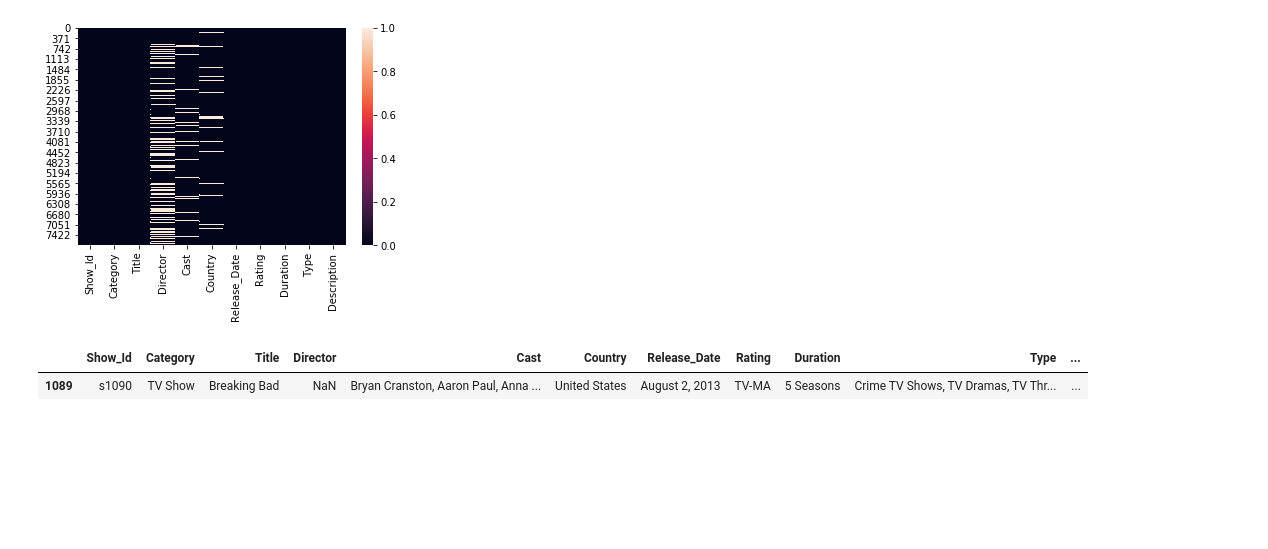
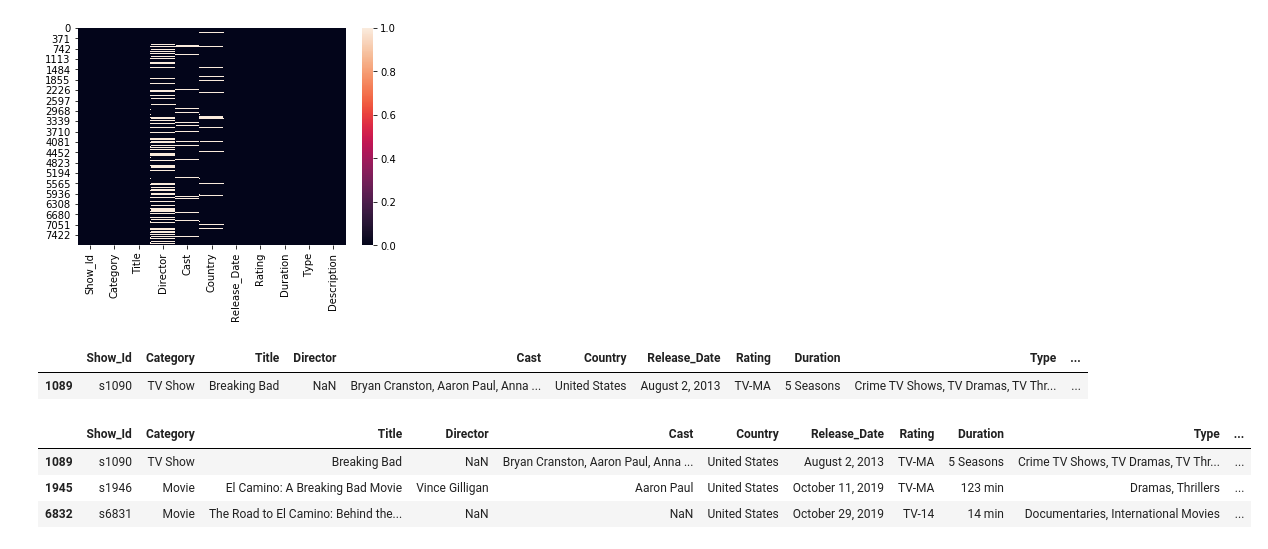
Before and after one commit to Mmddzz3/Netflix-Data-Analytics-Project, a Jupyter notebook: Netflix Analytics Project.ipynb, the cells around one changed output. Cells and saved outputs as stored; diff of their text form; code cells hidden in the pictures; blank space fills up the shorter version.

```diff
--- a/Netflix Analytics Project.ipynb
+++ b/Netflix Analytics Project.ipynb
@@ -182,0 +181,7 @@ data['Title'].st
+# %%
+data[data['Title'].str.contains('Breaking Bad')]
+# %% [output]
+|  | Show_Id | Category | Title | Director | Cast | Country | Release_Date | Rating | Duration | Type | ... |
+| 1089 | s1090 | TV Show | Breaking Bad | NaN | Bryan Cranston, Aaron Paul, Anna ... | United States | August 2, 2013 | TV-MA | 5 Seasons | Crime TV Shows, TV Dramas, TV Thr... | ... |
+| 1945 | s1946 | Movie | El Camino: A Breaking Bad Movie | Vince Gilligan | Aaron Paul | United States | October 11, 2019 | TV-MA | 123 min | Dramas, Thrillers | ... |
+| 6832 | s6831 | Movie | The Road to El Camino: Behind the... | NaN | NaN | United States | October 29, 2019 | TV-14 | 14 min | Documentaries, International Movies | ... |
```
Also changed, not shown: parts of 1 cell of this notebook.
